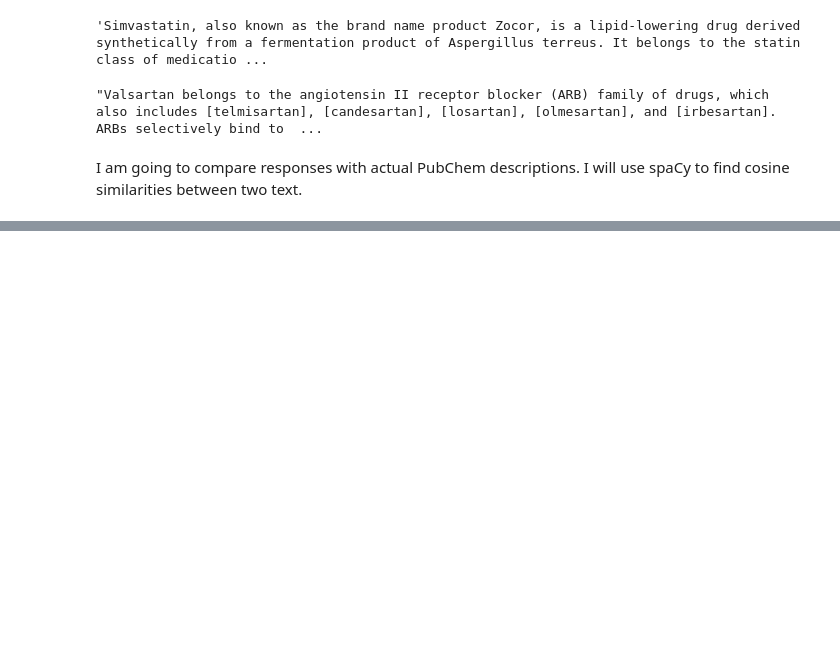
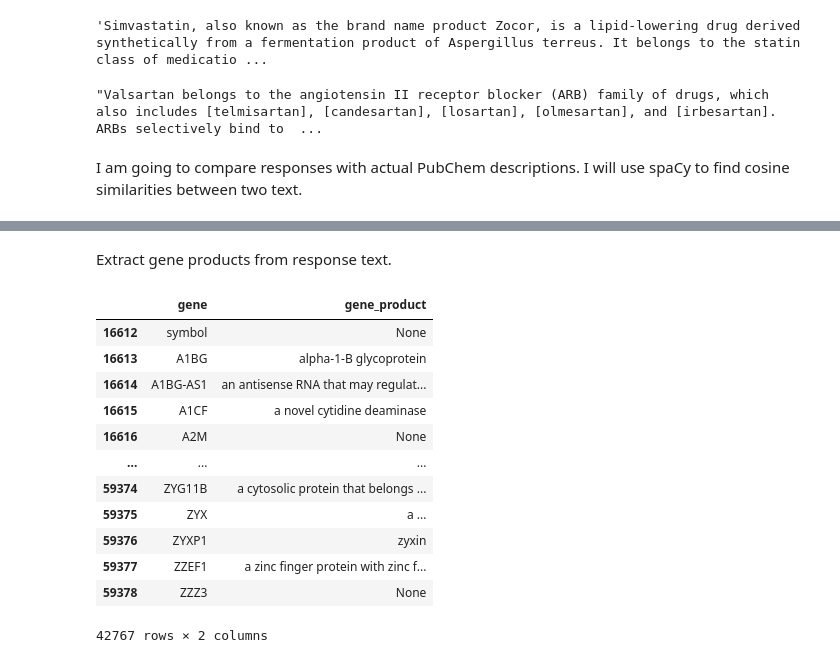
Before and after one commit to egemenpamukcu/ml-in-medicine, a Jupyter notebook: hw4/evaluating-gptj.ipynb, the cells around one changed output, grey strips where cells are left out. Saved outputs shown, nothing was run; the diff lists cells and outputs as text; code cells hidden in the pictures; blank space fills up the shorter version.

```diff
--- a/hw4/evaluating-gptj.ipynb
+++ b/hw4/evaluating-gptj.ipynb
@@ -215,0 +288,2 @@ dfs[0]
+# %%
+gene_df = df[df.file=='gene_product_output.txt']
@@ -215,0 +292,2 @@ dfs[0]
+# %% [markdown]
+Extract gene products from response text.
@@ -215,0 +307,16 @@ dfs[0]
+# %%
+gene_products_df
+# %% [output]
+|  | gene | gene_product |
+| 16612 | symbol | None |
+| 16613 | A1BG | alpha-1-B glycoprotein |
+| 16614 | A1BG-AS1 | an antisense RNA that may regulat... |
+| 16615 | A1CF | a novel cytidine deaminase |
+| 16616 | A2M | None |
+| ... | ... | ... |
+| 59374 | ZYG11B | a cytosolic protein that belongs ... |
+| 59375 | ZYX | a ... |
+| 59376 | ZYXP1 | zyxin |
+| 59377 | ZZEF1 | a zinc finger protein with zinc f... |
+| 59378 | ZZZ3 | None |
+42767 rows × 2 columns
```
Also changed, not shown: parts of 27 cells of this notebook.
